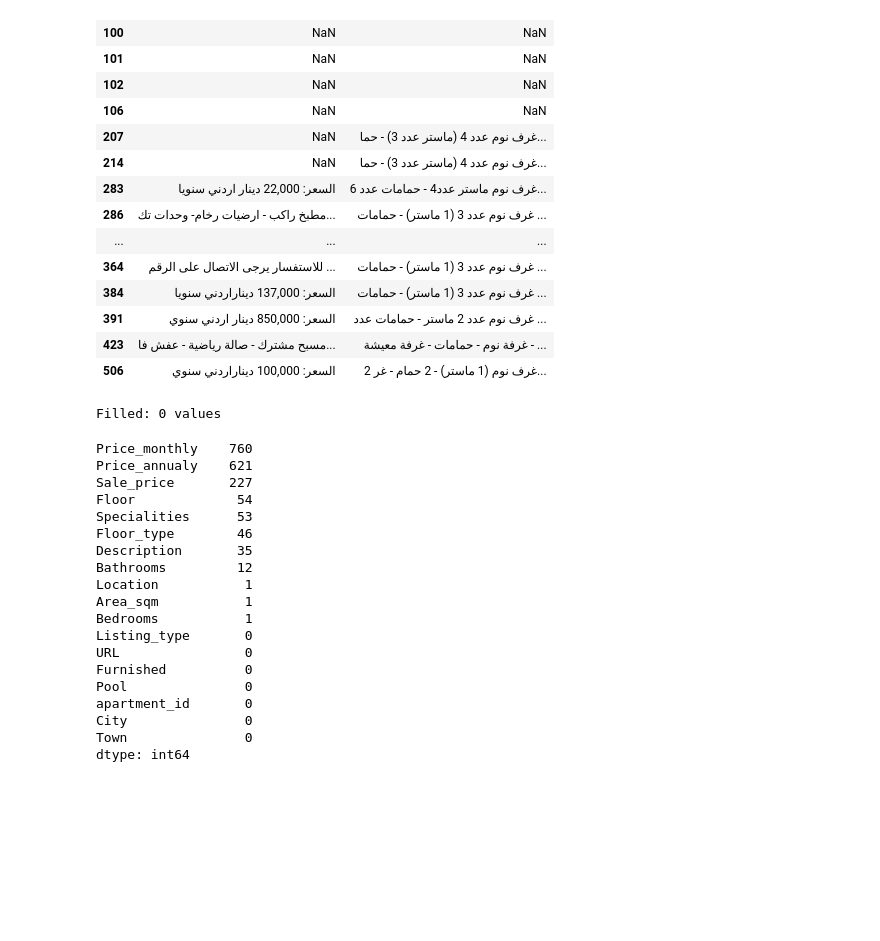
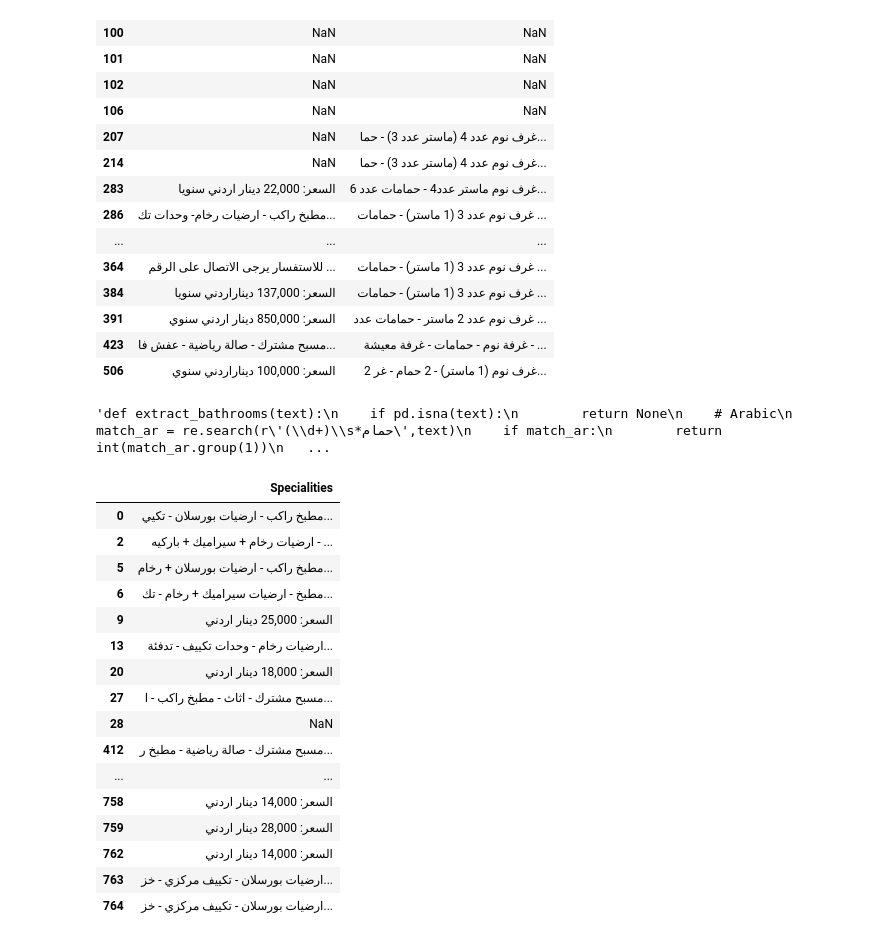
Before and after one commit to Ma7moodAs/Bayti_Real_Estate_project, a Jupyter notebook: Bayti_recommendation_engine/notebooks/notebook.ipynb, the cells around one changed output. Saved outputs shown, nothing was run; the diff lists cells and outputs as text; code cells hidden in the pictures; blank space fills up the shorter version.

```diff
--- a/Bayti_recommendation_engine/notebooks/notebook.ipynb
+++ b/Bayti_recommendation_engine/notebooks/notebook.ipynb
@@ -544,7 +518,7 @@ Apartments with missing values in the Sale_price column:
 # Now I want to try extracting the number of bathrooms from the description and the specialities columns
 # using the regular expression
 
-def extract_bathrooms(text):
+"""def extract_bathrooms(text):
     if pd.isna(text):
         return None
     # Arabic
@@ -576,28 +550,27 @@ df['Bathrooms'] = df.apply(fill_bathrooms, axis=1)
 
 after = df['Bathrooms'].isna().sum()
 
-print(f"Filled: {before - after} values")
+print(f"Filled: {before - after} values")"""
 # %% [output]
-Filled: 0 values
+'def extract_bathrooms(text):\n    if pd.isna(text):\n        return None\n    # Arabic\n    match_ar = re.search(r\'(\\d+)\\s*حمام\',text)\n    if match_ar:\n        return int(match_ar.group(1))\n   ...
 # %%
-df.isna().sum().sort_values(ascending=False)
+
+(df[(df['Price_annualy'].isna()) & (df['Listing_type'] == 'rent')][['Specialities']])
 # %% [output]
-Price_monthly    760
-Price_annualy    621
-Sale_price       227
-Floor             54
-Specialities      53
-Floor_type        46
-Description       35
-Bathrooms         12
-Location           1
-Area_sqm           1
-Bedrooms           1
-Listing_type       0
-URL                0
-Furnished          0
-Pool               0
-apartment_id       0
-City               0
-Town               0
-dtype: int64
+|  | Specialities |
+| 0 | مطبخ راكب - ارضيات بورسلان - تكيي... |
+| 2 | ارضيات رخام + سيراميك + باركيه - ... |
+| 5 | مطبخ راكب - ارضيات بورسلان + رخام... |
+| 6 | مطبخ - ارضيات سيراميك + رخام - تك... |
+| 9 | السعر: 25,000 دينار اردني |
+| 13 | ارضيات رخام - وحدات تكييف - تدفئة... |
+| 20 | السعر: 18,000 دينار اردني |
+| 27 | مسبح مشترك - اثاث - مطبخ راكب - ا... |
+| 28 | NaN |
+| 412 | مسبح مشترك - صالة رياضية - مطبخ ر... |
+| ... | ... |
+| 758 | السعر: 14,000 دينار اردني |
+| 759 | السعر: 28,000 دينار اردني |
+| 762 | السعر: 14,000 دينار اردني |
+| 763 | ارضيات بورسلان - تكييف مركزي - خز... |
+| 764 | ارضيات بورسلان - تكييف مركزي - خز... |
```
Also changed, not shown: parts of 5 cells of this notebook.
